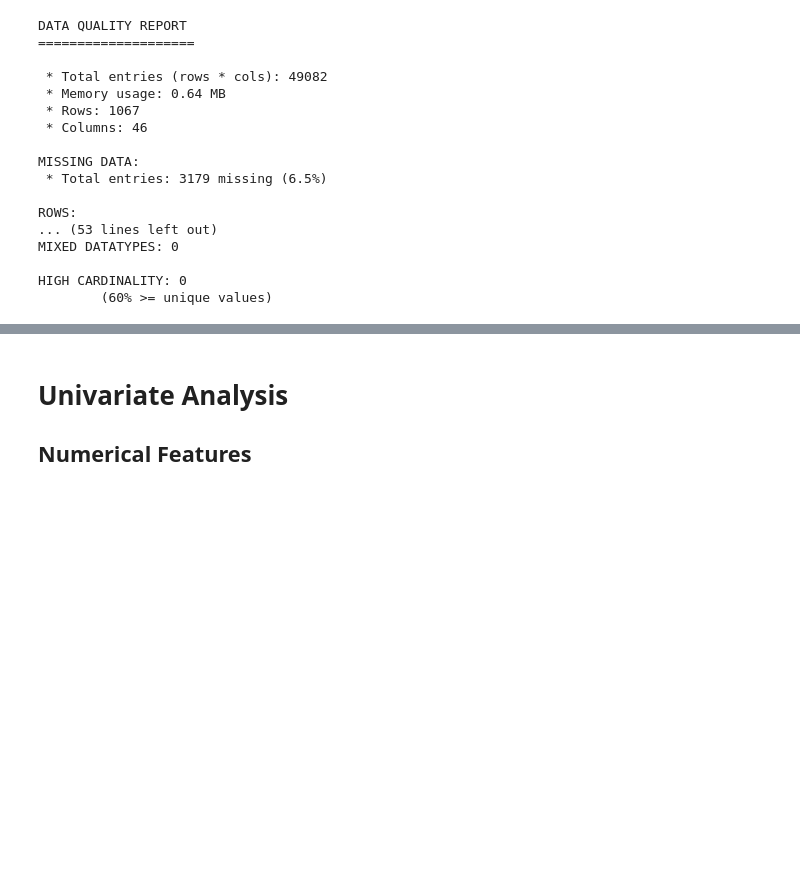
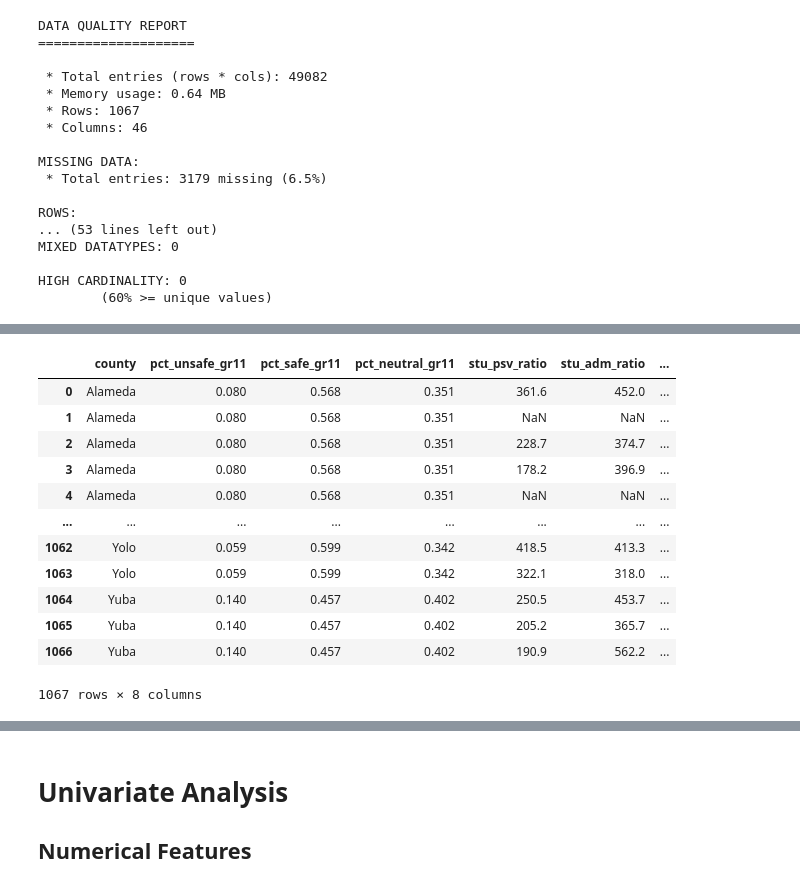
Before and after one commit to junclemente/ads599-capstone_project, a Jupyter notebook: library/02_data_exploration-univariate.ipynb, the cells around one changed output, grey strips where cells are left out. Drawn from its saved outputs; the diff is of its cells as text; code cells hidden in the pictures; blank space fills up the shorter version.

Commit message:
WIP before pull (safe checkpoint)

```diff
--- a/library/02_data_exploration-univariate.ipynb
+++ b/library/02_data_exploration-univariate.ipynb
@@ -122,0 +137,4 @@ HIGH CARDINALITY: 0
+# %%
+missing_cols = ['county', 'pct_unsafe_gr11', 'pct_safe_gr11', 'pct_neutral_gr11', 'stu_psv_ratio', 'stu_adm_ratio', 'avg_safety_score', 'school_climate_index']
+
+jrep.data_quality(df[missing_cols])
@@ -122,0 +183,16 @@ HIGH CARDINALITY: 0
+# %%
+df[missing_cols]
+# %% [output]
+|  | county | pct_unsafe_gr11 | pct_safe_gr11 | pct_neutral_gr11 | stu_psv_ratio | stu_adm_ratio | ... |
+| 0 | Alameda | 0.080 | 0.568 | 0.351 | 361.6 | 452.0 | ... |
+| 1 | Alameda | 0.080 | 0.568 | 0.351 | NaN | NaN | ... |
+| 2 | Alameda | 0.080 | 0.568 | 0.351 | 228.7 | 374.7 | ... |
+| 3 | Alameda | 0.080 | 0.568 | 0.351 | 178.2 | 396.9 | ... |
+| 4 | Alameda | 0.080 | 0.568 | 0.351 | NaN | NaN | ... |
+| ... | ... | ... | ... | ... | ... | ... | ... |
+| 1062 | Yolo | 0.059 | 0.599 | 0.342 | 418.5 | 413.3 | ... |
+| 1063 | Yolo | 0.059 | 0.599 | 0.342 | 322.1 | 318.0 | ... |
+| 1064 | Yuba | 0.140 | 0.457 | 0.402 | 250.5 | 453.7 | ... |
+| 1065 | Yuba | 0.140 | 0.457 | 0.402 | 205.2 | 365.7 | ... |
+| 1066 | Yuba | 0.140 | 0.457 | 0.402 | 190.9 | 562.2 | ... |
+1067 rows × 8 columns
```
Also changed, not shown: parts of 6 cells of this notebook.
